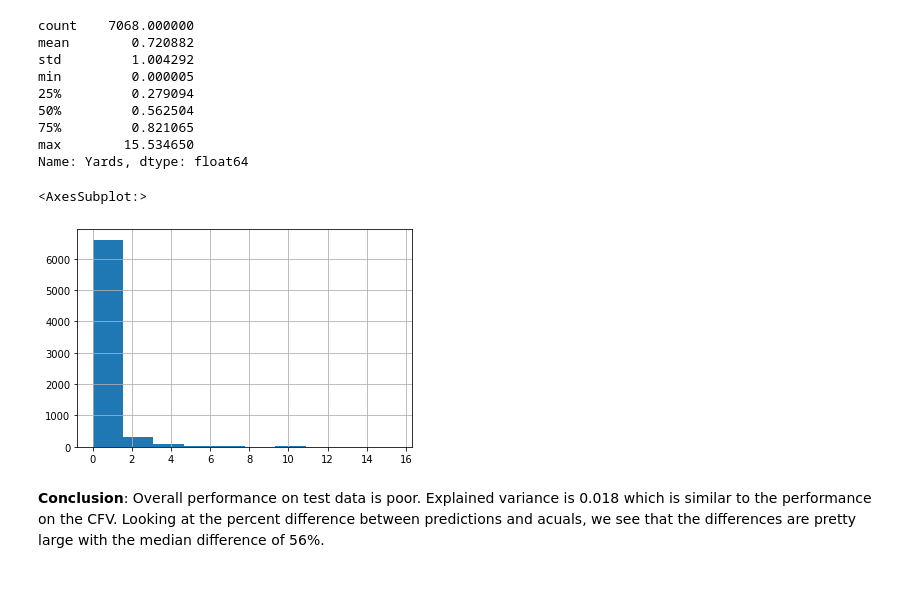
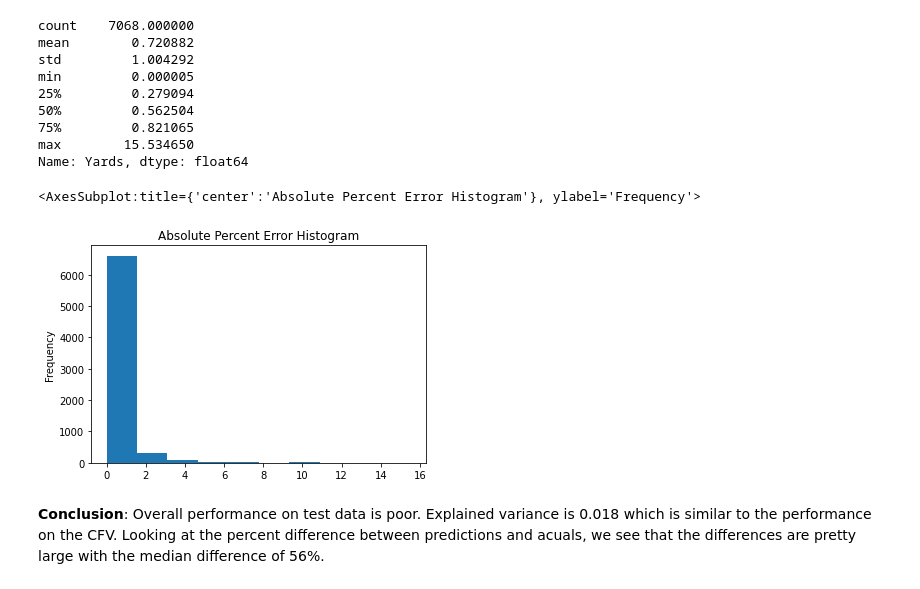
Before and after one commit to jonathanmnovak/nfl-big-data-bowl-2019, a Jupyter notebook: notebooks/models.ipynb, the cells around one changed output. Cells and saved outputs as stored; diff of their text form; code cells hidden in the pictures.

Commit message:
Update information for charts

```diff
--- a/notebooks/models.ipynb
+++ b/notebooks/models.ipynb
@@ -249,11 +249,11 @@ min         0.000005
 75%         0.821065
 max        15.534650
 Name: Yards, dtype: float64
-# %%
-percent_chg.hist()
-# %% [output]
-<AxesSubplot:>
-[figure, removed]
+# %%
+percent_chg.plot(kind='hist',title='Absolute Percent Error Histogram')
+# %% [output]
+<AxesSubplot:title={'center':'Absolute Percent Error Histogram'}, ylabel='Frequency'>
+[figure, added]
 # %% [markdown]
 **Conclusion**: Overall performance on test data is poor. Explained variance is 0.018 which is similar to the performance on the CFV. Looking at the percent difference between predictions and acuals, we see that the differences are pretty large with the median difference of 56%.
 # %% [markdown]
```
Also changed, not shown: parts of 2 cells of this notebook.
